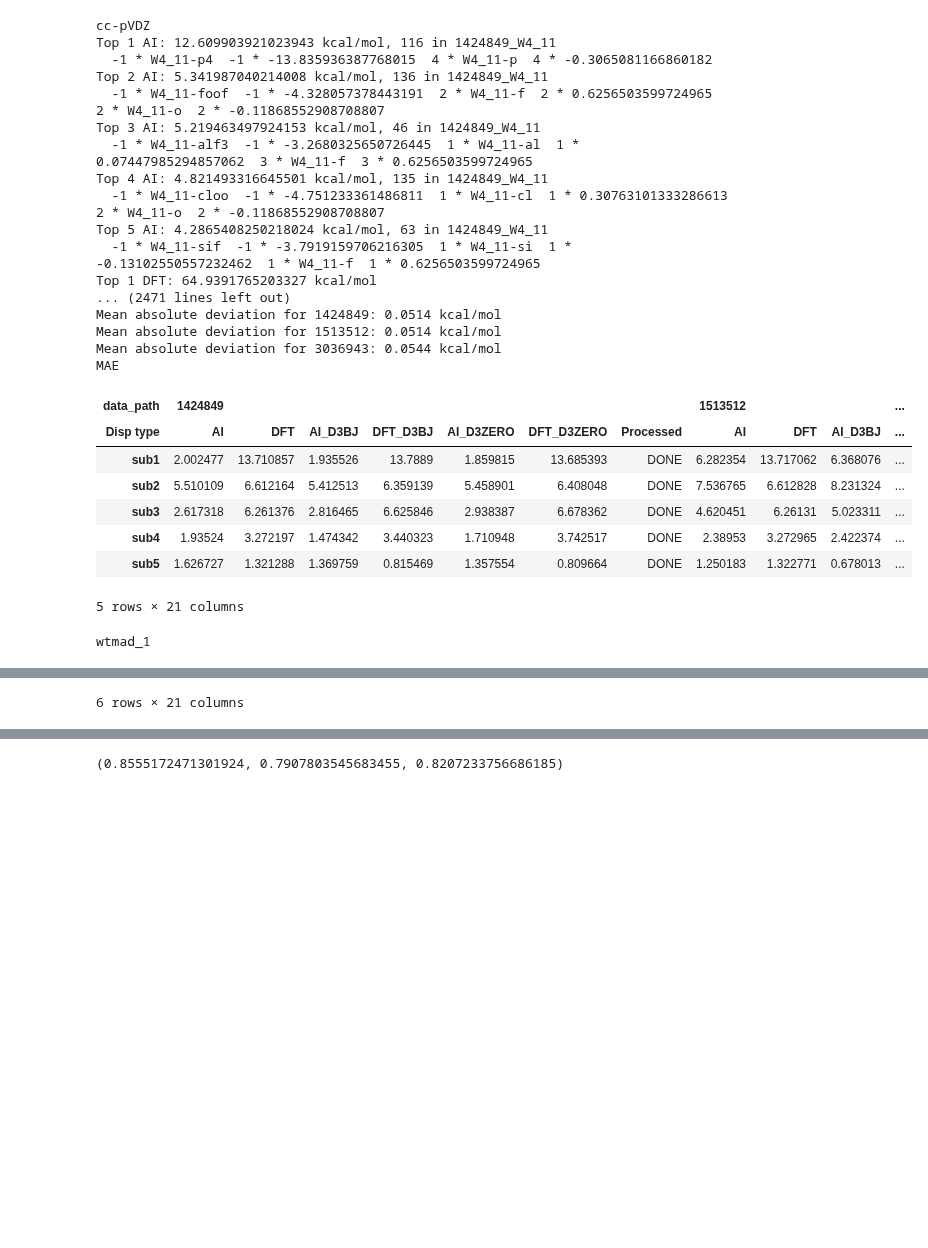
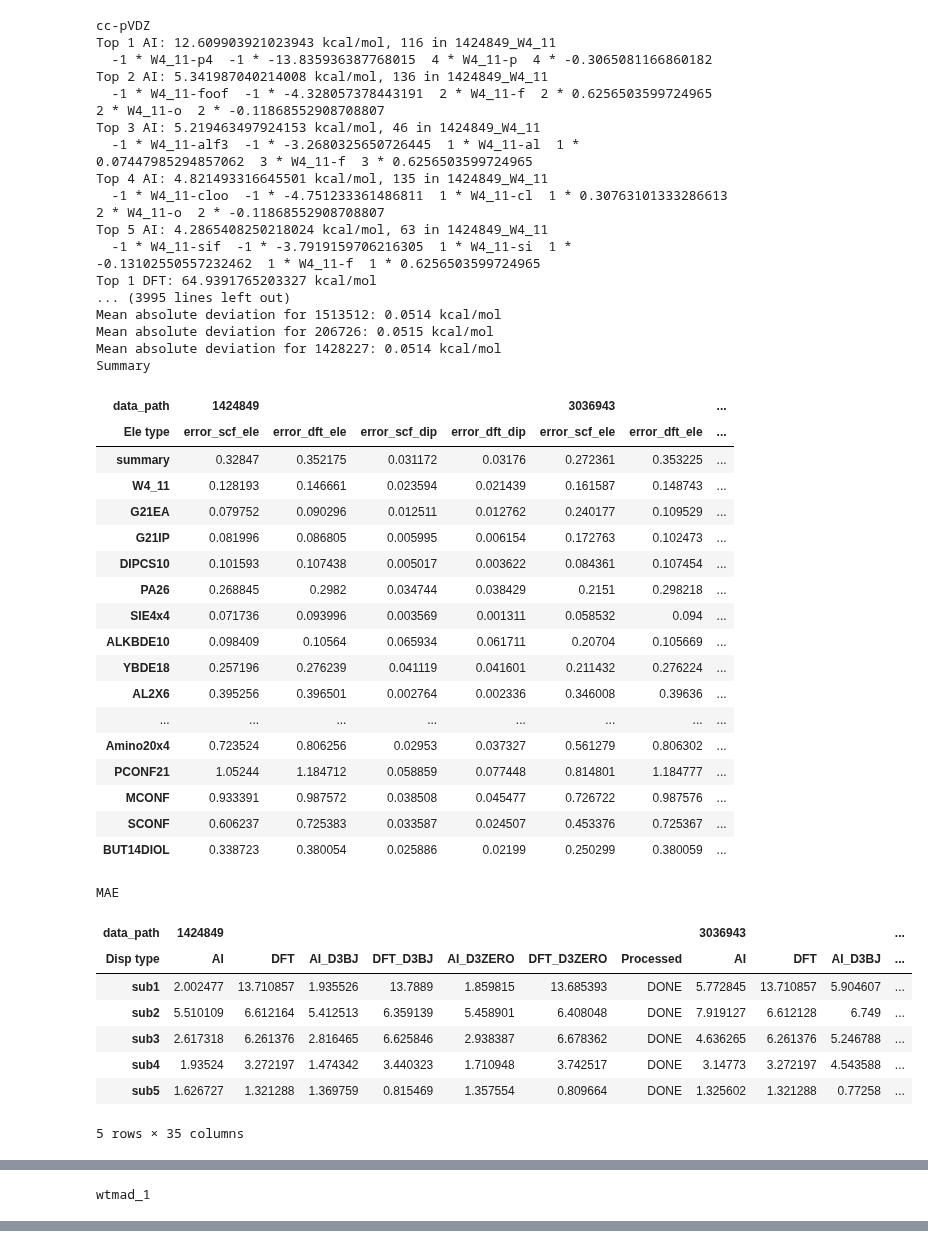
Before and after one commit to chem12346789/cc2cc, a Jupyter notebook: jupyter-notebook/hkqai_atomic_energy_gmtkn.ipynb, the cells around one changed output, grey strips where cells are left out. Drawn from its saved outputs; the diff is of its cells as text; code cells hidden in the pictures; blank space fills up the shorter version.

```diff
--- a/jupyter-notebook/hkqai_atomic_energy_gmtkn.ipynb
+++ b/jupyter-notebook/hkqai_atomic_energy_gmtkn.ipynb
@@ -495,8 +495,8 @@ for data_path in data_path_list:
                 "summary", (data_path_name, f"DFT{d3_name.upper()}")
             ] += wtmad_2_subset.loc[name_set, (data_path_name, f"DFT{d3_name.upper()}")]
 
-# print("Summary")
-# display(df_summary_subset_ele)
+print("Summary")
+display(df_summary_subset_ele)
 print("MAE")
 display(mean_subset)
 print("wtmad_1")
@@ -506,43 +506,61 @@ display(wtmad_2_subset)
 print("Summary of Subset")
 print("MAE")
 display(df_summary_subset)
 
 # save summary to csv with date
 df_summary_subset_ele.to_csv(f"../validate/df_summary_subset_ele_{date}.csv")
 df_summary_subset.to_csv(f"../validate/summary_subset_{date}.csv")
 mean_subset.to_csv(f"../validate/mean_subset_{date}.csv")
 wtmad_1_subset.to_csv(f"../validate/wtmad_1_subset_{date}.csv")
 wtmad_2_subset.to_csv(f"../validate/wtmad_2_subset_{date}.csv")
 # save summary to excel with date
 df_summary_subset_ele.to_excel(f"../validate/df_summary_subset_ele_{date}.xlsx")
 df_summary_subset.to_excel(f"../validate/summary_subset_{date}.xlsx")
 mean_subset.to_excel(f"../validate/mean_subset_{date}.xlsx")
 wtmad_1_subset.to_excel(f"../validate/wtmad_1_subset_{date}.xlsx")
 wtmad_2_subset.to_excel(f"../validate/wtmad_2_subset_{date}.xlsx")
 # %% [output]
 cc-pVDZ
 Top 1 AI: 12.609903921023943 kcal/mol, 116 in 1424849_W4_11
   -1 * W4_11-p4  -1 * -13.835936387768015  4 * W4_11-p  4 * -0.3065081166860182
 Top 2 AI: 5.341987040214008 kcal/mol, 136 in 1424849_W4_11
   -1 * W4_11-foof  -1 * -4.328057378443191  2 * W4_11-f  2 * 0.6256503599724965  2 * W4_11-o  2 * -0.11868552908708807
 Top 3 AI: 5.219463497924153 kcal/mol, 46 in 1424849_W4_11
   -1 * W4_11-alf3  -1 * -3.2680325650726445  1 * W4_11-al  1 * 0.07447985294857062  3 * W4_11-f  3 * 0.6256503599724965
 Top 4 AI: 4.821493316645501 kcal/mol, 135 in 1424849_W4_11
   -1 * W4_11-cloo  -1 * -4.751233361486811  1 * W4_11-cl  1 * 0.30763101333286613  2 * W4_11-o  2 * -0.11868552908708807
 Top 5 AI: 4.2865408250218024 kcal/mol, 63 in 1424849_W4_11
   -1 * W4_11-sif  -1 * -3.7919159706216305  1 * W4_11-si  1 * -0.13102550557232462  1 * W4_11-f  1 * 0.6256503599724965
 Top 1 DFT: 64.9391765203327 kcal/mol
-... (2471 lines left out)
-Mean absolute deviation for 1424849: 0.0514 kcal/mol
+... (3995 lines left out)
 Mean absolute deviation for 1513512: 0.0514 kcal/mol
-Mean absolute deviation for 3036943: 0.0544 kcal/mol
-MAE
+Mean absolute deviation for 206726: 0.0515 kcal/mol
+Mean absolute deviation for 1428227: 0.0514 kcal/mol
+Summary
-| data_path | 1424849 |  |  |  |  |  |  | 1513512 |  |  | ... |
-| Disp type | AI | DFT | AI_D3BJ | DFT_D3BJ | AI_D3ZERO | DFT_D3ZERO | Processed | AI | DFT | AI_D3BJ | ... |
-| sub1 | 2.002477 | 13.710857 | 1.935526 | 13.7889 | 1.859815 | 13.685393 | DONE | 6.282354 | 13.717062 | 6.368076 | ... |
-| sub2 | 5.510109 | 6.612164 | 5.412513 | 6.359139 | 5.458901 | 6.408048 | DONE | 7.536765 | 6.612828 | 8.231324 | ... |
-| sub3 | 2.617318 | 6.261376 | 2.816465 | 6.625846 | 2.938387 | 6.678362 | DONE | 4.620451 | 6.26131 | 5.023311 | ... |
-| sub4 | 1.93524 | 3.272197 | 1.474342 | 3.440323 | 1.710948 | 3.742517 | DONE | 2.38953 | 3.272965 | 2.422374 | ... |
-| sub5 | 1.626727 | 1.321288 | 1.369759 | 0.815469 | 1.357554 | 0.809664 | DONE | 1.250183 | 1.322771 | 0.678013 | ... |
+| data_path | 1424849 |  |  |  | 3036943 |  | ... |
+| Ele type | error_scf_ele | error_dft_ele | error_scf_dip | error_dft_dip | error_scf_ele | error_dft_ele | ... |
+| summary | 0.32847 | 0.352175 | 0.031172 | 0.03176 | 0.272361 | 0.353225 | ... |
+| W4_11 | 0.128193 | 0.146661 | 0.023594 | 0.021439 | 0.161587 | 0.148743 | ... |
+| G21EA | 0.079752 | 0.090296 | 0.012511 | 0.012762 | 0.240177 | 0.109529 | ... |
+| G21IP | 0.081996 | 0.086805 | 0.005995 | 0.006154 | 0.172763 | 0.102473 | ... |
+| DIPCS10 | 0.101593 | 0.107438 | 0.005017 | 0.003622 | 0.084361 | 0.107454 | ... |
+| PA26 | 0.268845 | 0.2982 | 0.034744 | 0.038429 | 0.2151 | 0.298218 | ... |
+| SIE4x4 | 0.071736 | 0.093996 | 0.003569 | 0.001311 | 0.058532 | 0.094 | ... |
+| ALKBDE10 | 0.098409 | 0.10564 | 0.065934 | 0.061711 | 0.20704 | 0.105669 | ... |
+| YBDE18 | 0.257196 | 0.276239 | 0.041119 | 0.041601 | 0.211432 | 0.276224 | ... |
+| AL2X6 | 0.395256 | 0.396501 | 0.002764 | 0.002336 | 0.346008 | 0.39636 | ... |
+| ... | ... | ... | ... | ... | ... | ... | ... |
+| Amino20x4 | 0.723524 | 0.806256 | 0.02953 | 0.037327 | 0.561279 | 0.806302 | ... |
+| PCONF21 | 1.05244 | 1.184712 | 0.058859 | 0.077448 | 0.814801 | 1.184777 | ... |
+| MCONF | 0.933391 | 0.987572 | 0.038508 | 0.045477 | 0.726722 | 0.987576 | ... |
+| SCONF | 0.606237 | 0.725383 | 0.033587 | 0.024507 | 0.453376 | 0.725367 | ... |
+| BUT14DIOL | 0.338723 | 0.380054 | 0.025886 | 0.02199 | 0.250299 | 0.380059 | ... |
-5 rows × 21 columns
+MAE
+| data_path | 1424849 |  |  |  |  |  |  | 3036943 |  |  | ... |
+| Disp type | AI | DFT | AI_D3BJ | DFT_D3BJ | AI_D3ZERO | DFT_D3ZERO | Processed | AI | DFT | AI_D3BJ | ... |
+| sub1 | 2.002477 | 13.710857 | 1.935526 | 13.7889 | 1.859815 | 13.685393 | DONE | 5.772845 | 13.710857 | 5.904607 | ... |
+| sub2 | 5.510109 | 6.612164 | 5.412513 | 6.359139 | 5.458901 | 6.408048 | DONE | 7.919127 | 6.612128 | 6.749 | ... |
+| sub3 | 2.617318 | 6.261376 | 2.816465 | 6.625846 | 2.938387 | 6.678362 | DONE | 4.636265 | 6.261376 | 5.246788 | ... |
+| sub4 | 1.93524 | 3.272197 | 1.474342 | 3.440323 | 1.710948 | 3.742517 | DONE | 3.14773 | 3.272197 | 4.543588 | ... |
+| sub5 | 1.626727 | 1.321288 | 1.369759 | 0.815469 | 1.357554 | 0.809664 | DONE | 1.325602 | 1.321288 | 0.77258 | ... |
-wtmad_1
+5 rows × 35 columns
@@ -557 +567 @@ wtmad_1
-6 rows × 21 columns
+wtmad_1
@@ -589,4 +607,0 @@ MAE
-# %%
-16.363907 / 19.127501, 12.60223 / 15.936448, 14.245033 / 17.35668
-# %% [output]
-(0.8555172471301924, 0.7907803545683455, 0.8207233756686185)
```
Also changed, not shown: parts of 1 cell of this notebook, 3 other files.
